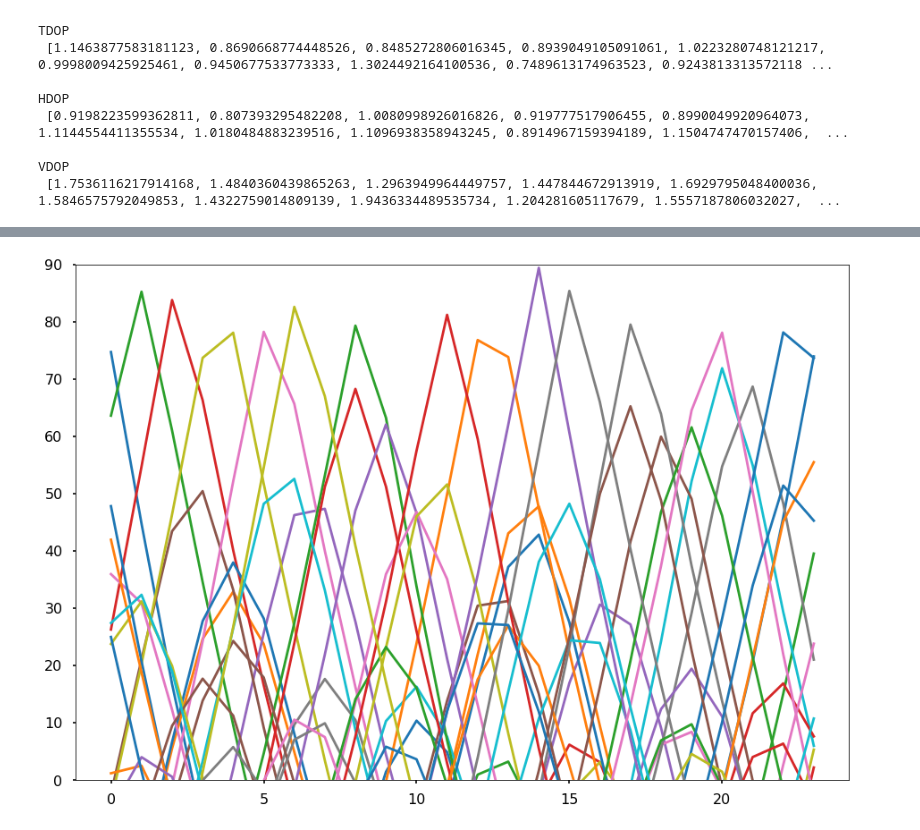
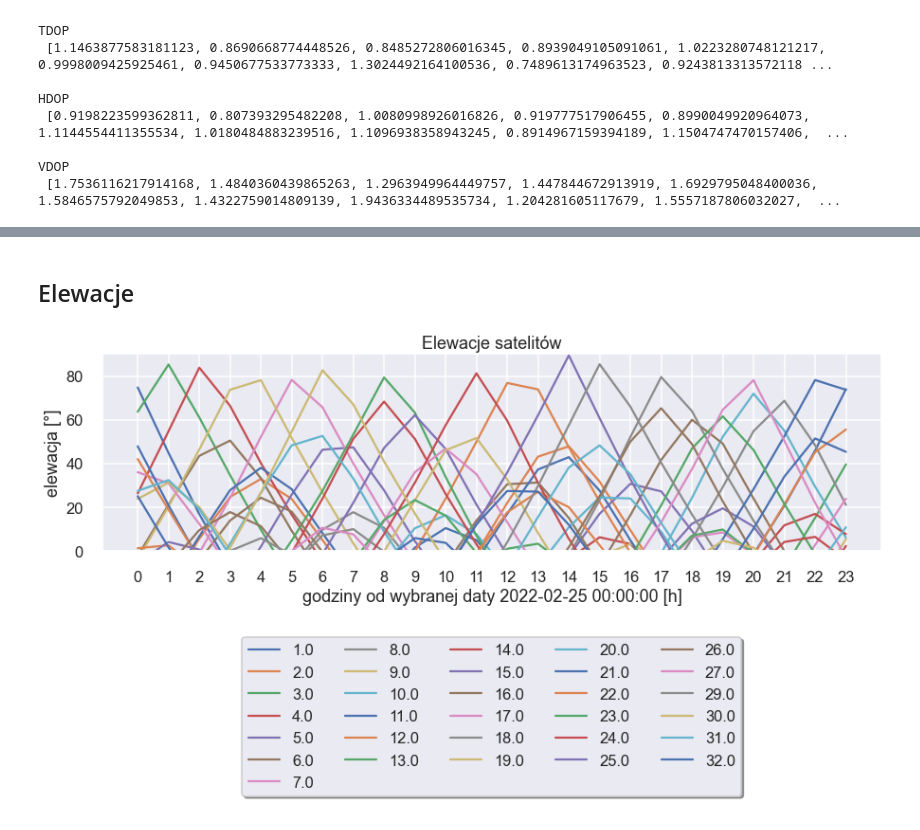
Before and after one commit to krz144/SNS, a Jupyter notebook: Projekt1/P1_almanach.ipynb, the cells around one changed output, grey strips where cells are left out. Saved outputs shown, nothing was run; the diff lists cells and outputs as text; code cells hidden in the pictures.

Commit message:
wykresy elewacje, liczba satelitow

```diff
--- a/Projekt1/P1_almanach.ipynb
+++ b/Projekt1/P1_almanach.ipynb
@@ -1,11 +1,13 @@
 # %%
-from datetime import date
+from datetime import date, time
 import numpy as np
 import pandas as pd
 import matplotlib.pyplot as plt
-# import seaborn
+import seaborn as sns
+import plotly.express as px
 %matplotlib inline
 plt.style.use('seaborn-poster')
+sns.set_theme(context='talk', style='darkgrid')  # poster notebook
 # %%
 def read_yuma(almanac_file):
     '''
@@ -320,6 +315,0 @@ print(elewacje)  # k - numery satelit, v - {h:[], el:[]}
-# %%
-for k, v in elewacje.items():
-    plt.plot(v['h'], v['el'], label=k)
-
-plt.tight_layout()
-plt.show()
@@ -328,11 +316,20 @@ plt.show()
+# %% [markdown]
+## Elewacje
 # %%
+sns.set_theme(context='talk', style='darkgrid')  # style=ticks white
 for k, v in elewacje2.items():
     plt.plot(v['h'], v['el'], label=k)
 
+plt.title('Elewacje satelitów')
+plt.ylabel('elewacja [°]')
+plt.xlabel('godziny od wybranej daty ' + str(date(*DATA[0:3])) + ' ' + str(time(*DATA[3:])) + ' [h]')
+plt.xticks(np.arange(0,24))
 ax = plt.gca()
-# ax.set_xlim([xmin, xmax])
 ax.set_ylim([0, 90])
+# Legenda do wywalenia raczej
+ax.legend(loc='upper center', bbox_to_anchor=(0.5, -0.40),
+          fancybox=True, shadow=True, ncol=5)
 plt.tight_layout()
 plt.show()
 # %% [output]
-[figure, old version]
+[figure, new version]
```
Also changed, not shown: parts of 9 cells of this notebook, 1 other file.
